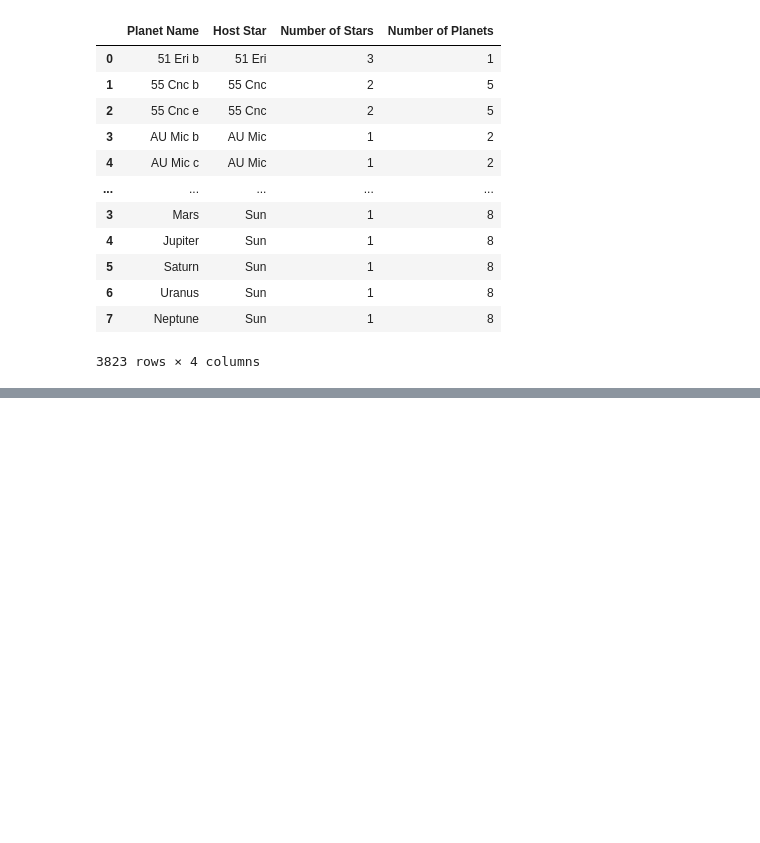
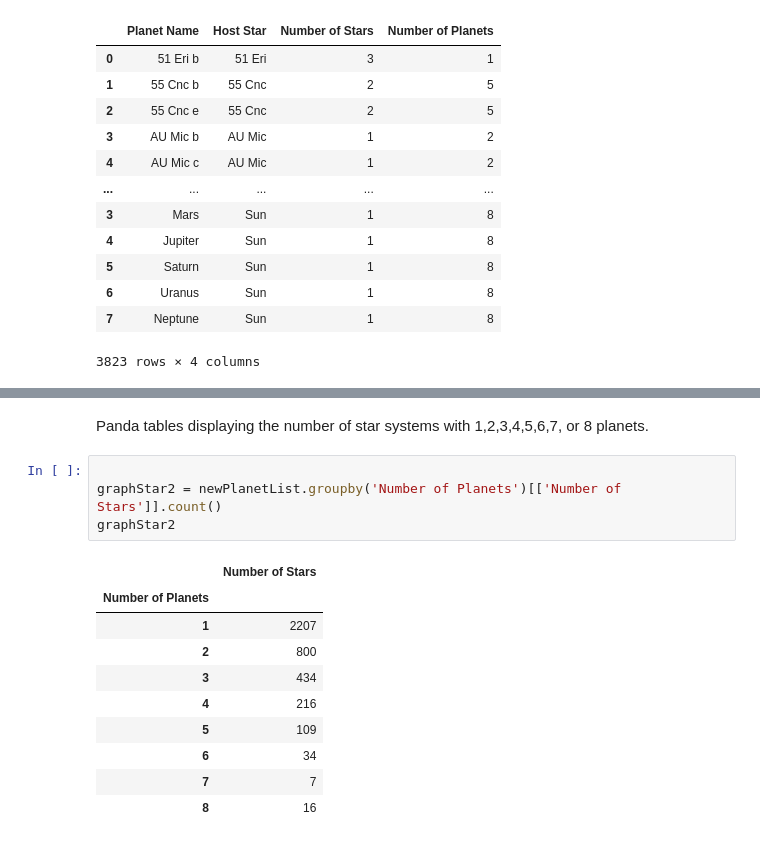
Before and after one commit to timothy7walker/GalaxyPlanetsandExoplanets, a Jupyter notebook: GalaxyPlanetsandExoplanets.ipynb, the cells around one changed output, grey strips where cells are left out. Saved outputs shown, nothing was run; the diff lists cells and outputs as text; blank space fills up the shorter version.

```diff
--- a/GalaxyPlanetsandExoplanets.ipynb
+++ b/GalaxyPlanetsandExoplanets.ipynb
@@ -194,0 +225,17 @@ newPlanetList
+# %% [markdown]
+Panda tables displaying the number of star systems with 1,2,3,4,5,6,7, or 8 planets.
+# %%
+
+graphStar2 = newPlanetList.groupby('Number of Planets')[['Number of Stars']].count()
+graphStar2
+# %% [output]
+|  | Number of Stars |
+| Number of Planets |  |
+| 1 | 2207 |
+| 2 | 800 |
+| 3 | 434 |
+| 4 | 216 |
+| 5 | 109 |
+| 6 | 34 |
+| 7 | 7 |
+| 8 | 16 |
```
Also changed, not shown: parts of 6 cells of this notebook.
